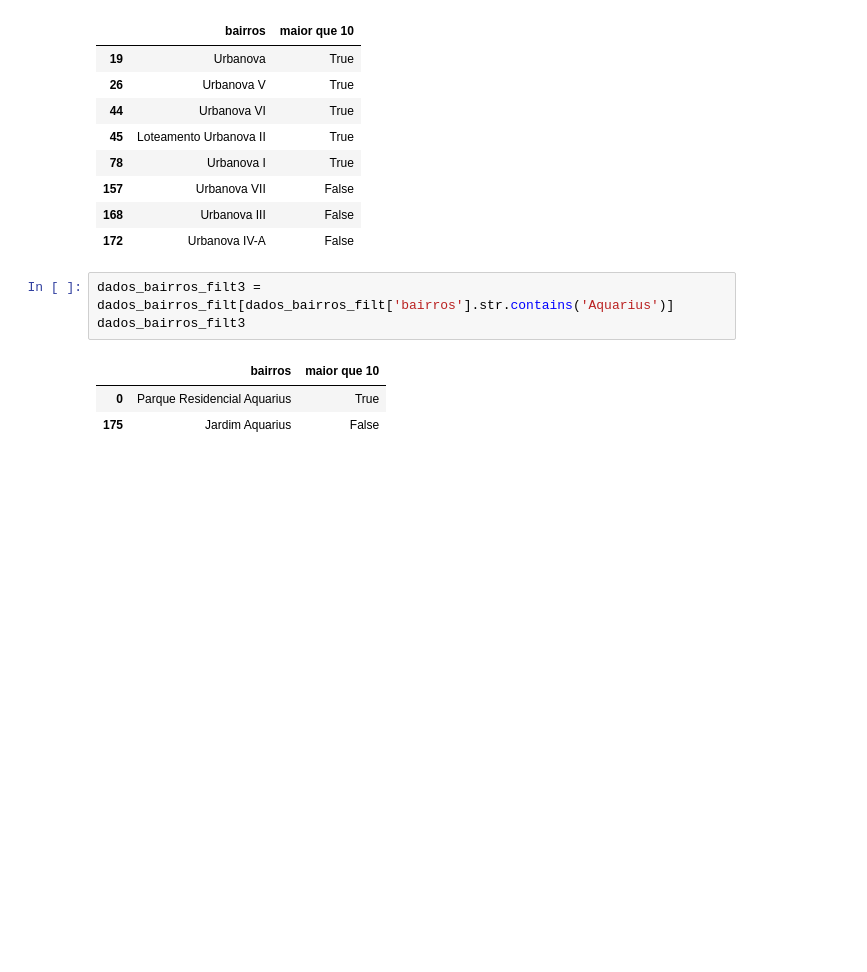
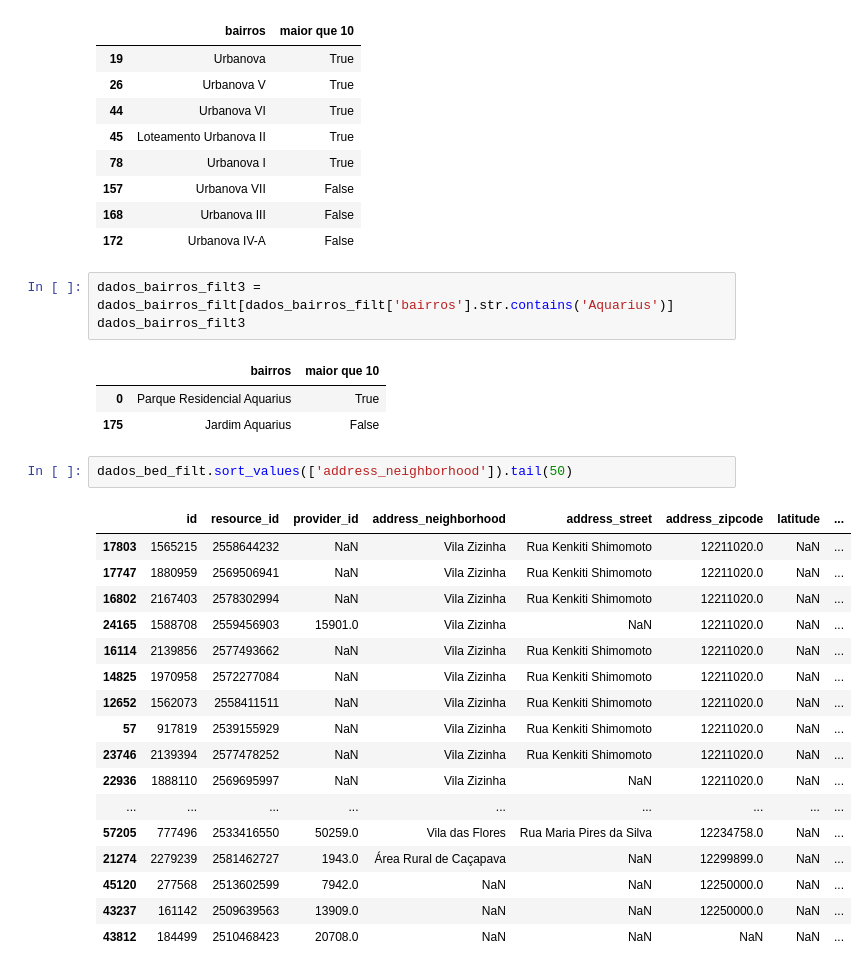
Before and after one commit to fabiollg/PI-4_Predicao_Valores_Imoveis_SJC, a Jupyter notebook: PI_4_Predicao_Valores_Imoveis_SJC.ipynb, the cells around one changed output. Drawn from its saved outputs; the diff is of its cells as text; blank space fills up the shorter version.

```diff
--- a/PI_4_Predicao_Valores_Imoveis_SJC.ipynb
+++ b/PI_4_Predicao_Valores_Imoveis_SJC.ipynb
@@ -266,3 +266,23 @@ dados_bairros_filt3
 |  | bairros | maior que 10 |
 | 0 | Parque Residencial Aquarius | True |
 | 175 | Jardim Aquarius | False |
+# %%
+dados_bed_filt.sort_values(['address_neighborhood']).tail(50)
+# %% [output]
+|  | id | resource_id | provider_id | address_neighborhood | address_street | address_zipcode | latitude | ... |
+| 17803 | 1565215 | 2558644232 | NaN | Vila Zizinha | Rua Kenkiti Shimomoto | 12211020.0 | NaN | ... |
+| 17747 | 1880959 | 2569506941 | NaN | Vila Zizinha | Rua Kenkiti Shimomoto | 12211020.0 | NaN | ... |
+| 16802 | 2167403 | 2578302994 | NaN | Vila Zizinha | Rua Kenkiti Shimomoto | 12211020.0 | NaN | ... |
+| 24165 | 1588708 | 2559456903 | 15901.0 | Vila Zizinha | NaN | 12211020.0 | NaN | ... |
+| 16114 | 2139856 | 2577493662 | NaN | Vila Zizinha | Rua Kenkiti Shimomoto | 12211020.0 | NaN | ... |
+| 14825 | 1970958 | 2572277084 | NaN | Vila Zizinha | Rua Kenkiti Shimomoto | 12211020.0 | NaN | ... |
+| 12652 | 1562073 | 2558411511 | NaN | Vila Zizinha | Rua Kenkiti Shimomoto | 12211020.0 | NaN | ... |
+| 57 | 917819 | 2539155929 | NaN | Vila Zizinha | Rua Kenkiti Shimomoto | 12211020.0 | NaN | ... |
+| 23746 | 2139394 | 2577478252 | NaN | Vila Zizinha | Rua Kenkiti Shimomoto | 12211020.0 | NaN | ... |
+| 22936 | 1888110 | 2569695997 | NaN | Vila Zizinha | NaN | 12211020.0 | NaN | ... |
+| ... | ... | ... | ... | ... | ... | ... | ... | ... |
+| 57205 | 777496 | 2533416550 | 50259.0 | Vila das Flores | Rua Maria Pires da Silva | 12234758.0 | NaN | ... |
+| 21274 | 2279239 | 2581462727 | 1943.0 | Área Rural de Caçapava | NaN | 12299899.0 | NaN | ... |
+| 45120 | 277568 | 2513602599 | 7942.0 | NaN | NaN | 12250000.0 | NaN | ... |
+| 43237 | 161142 | 2509639563 | 13909.0 | NaN | NaN | 12250000.0 | NaN | ... |
+| 43812 | 184499 | 2510468423 | 20708.0 | NaN | NaN | NaN | NaN | ... |
```
